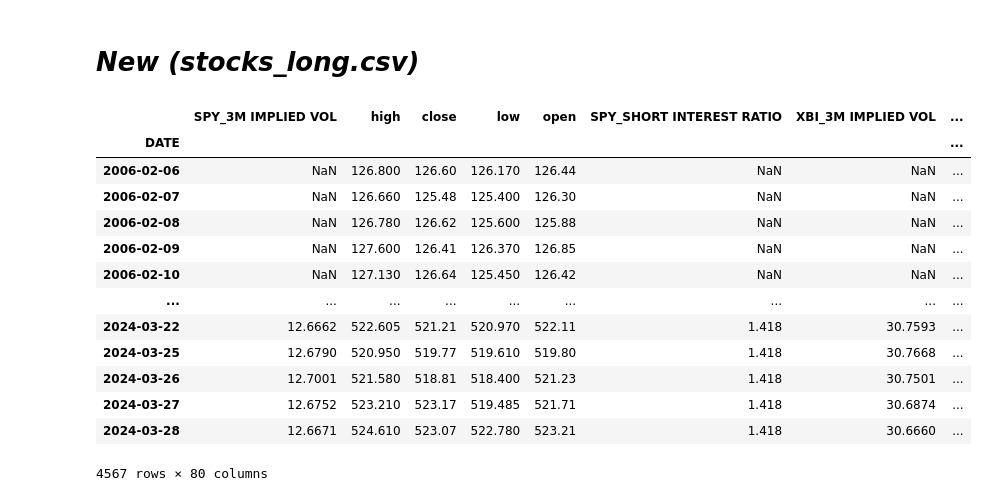
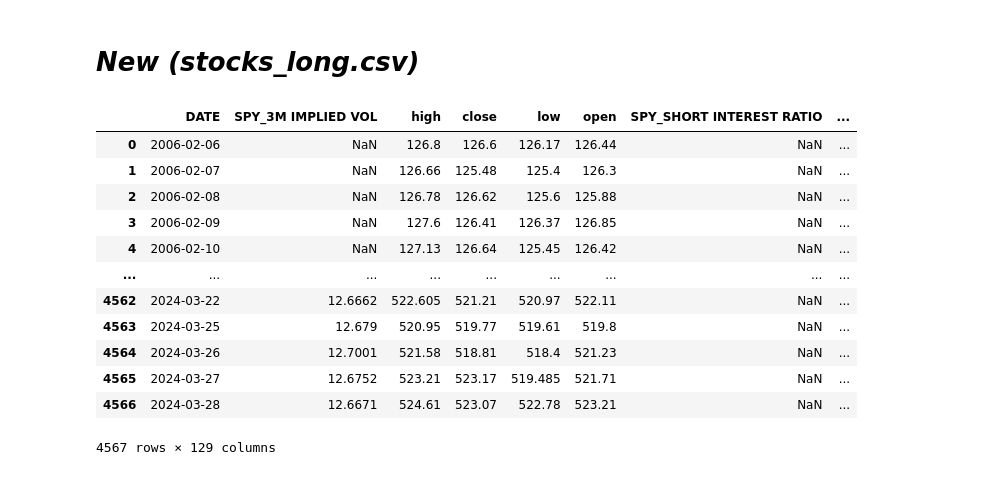
Before and after one commit to nogibjj/Hedgehog, a Jupyter notebook: prep_train_test.ipynb, the cells around one changed output. Drawn from its saved outputs; the diff is of its cells as text; code cells hidden in the pictures.

Commit message:
Update data (stocks_long_w_ti.csv)

```diff
--- a/prep_train_test.ipynb
+++ b/prep_train_test.ipynb
@@ -226,35 +236,42 @@ Datasets saved to ./data/price_ti.pkl
 # %%
-df = pd.read_csv("./data/stocks_long.csv").ffill()
+df = pd.read_csv("./data/stocks_long.csv")
 
 df["DATE"] = pd.to_datetime(df["DATE"])
 
-df.set_index("DATE", inplace=True)
+# df = fill_short_interest_ratio(df)
+
+# df.set_index("DATE", inplace=True)
 
 # df.dropna(inplace=True)
 
 df.rename(
     columns={
         "SPY_HIGH": "high",
         "SPY_LAST": "close",
         "SPY_LOW": "low",
         "SPY_OPEN": "open",
     },
     inplace=True,
 )
 
-df
+sele_ti_df = (
+    pd.concat([df, pd.concat(technical_indicators(df), axis=1)], axis=1)
+    .T.drop_duplicates()
+    .T
+)
+
+sele_ti_df
 # %% [output]
-|  | SPY_3M IMPLIED VOL | high | close | low | open | SPY_SHORT INTEREST RATIO | XBI_3M IMPLIED VOL | ... |
-| DATE |  |  |  |  |  |  |  | ... |
-| 2006-02-06 | NaN | 126.800 | 126.60 | 126.170 | 126.44 | NaN | NaN | ... |
-| 2006-02-07 | NaN | 126.660 | 125.48 | 125.400 | 126.30 | NaN | NaN | ... |
-| 2006-02-08 | NaN | 126.780 | 126.62 | 125.600 | 125.88 | NaN | NaN | ... |
-| 2006-02-09 | NaN | 127.600 | 126.41 | 126.370 | 126.85 | NaN | NaN | ... |
-| 2006-02-10 | NaN | 127.130 | 126.64 | 125.450 | 126.42 | NaN | NaN | ... |
+|  | DATE | SPY_3M IMPLIED VOL | high | close | low | open | SPY_SHORT INTEREST RATIO | ... |
+| 0 | 2006-02-06 | NaN | 126.8 | 126.6 | 126.17 | 126.44 | NaN | ... |
+| 1 | 2006-02-07 | NaN | 126.66 | 125.48 | 125.4 | 126.3 | NaN | ... |
+| 2 | 2006-02-08 | NaN | 126.78 | 126.62 | 125.6 | 125.88 | NaN | ... |
+| 3 | 2006-02-09 | NaN | 127.6 | 126.41 | 126.37 | 126.85 | NaN | ... |
+| 4 | 2006-02-10 | NaN | 127.13 | 126.64 | 125.45 | 126.42 | NaN | ... |
 | ... | ... | ... | ... | ... | ... | ... | ... | ... |
-| 2024-03-22 | 12.6662 | 522.605 | 521.21 | 520.970 | 522.11 | 1.418 | 30.7593 | ... |
-| 2024-03-25 | 12.6790 | 520.950 | 519.77 | 519.610 | 519.80 | 1.418 | 30.7668 | ... |
-| 2024-03-26 | 12.7001 | 521.580 | 518.81 | 518.400 | 521.23 | 1.418 | 30.7501 | ... |
-| 2024-03-27 | 12.6752 | 523.210 | 523.17 | 519.485 | 521.71 | 1.418 | 30.6874 | ... |
-| 2024-03-28 | 12.6671 | 524.610 | 523.07 | 522.780 | 523.21 | 1.418 | 30.6660 | ... |
+| 4562 | 2024-03-22 | 12.6662 | 522.605 | 521.21 | 520.97 | 522.11 | NaN | ... |
+| 4563 | 2024-03-25 | 12.679 | 520.95 | 519.77 | 519.61 | 519.8 | NaN | ... |
+| 4564 | 2024-03-26 | 12.7001 | 521.58 | 518.81 | 518.4 | 521.23 | NaN | ... |
+| 4565 | 2024-03-27 | 12.6752 | 523.21 | 523.17 | 519.485 | 521.71 | NaN | ... |
+| 4566 | 2024-03-28 | 12.6671 | 524.61 | 523.07 | 522.78 | 523.21 | NaN | ... |
-4567 rows × 80 columns
+4567 rows × 129 columns
```
Also changed, not shown: parts of 12 cells of this notebook, 1 other file.
